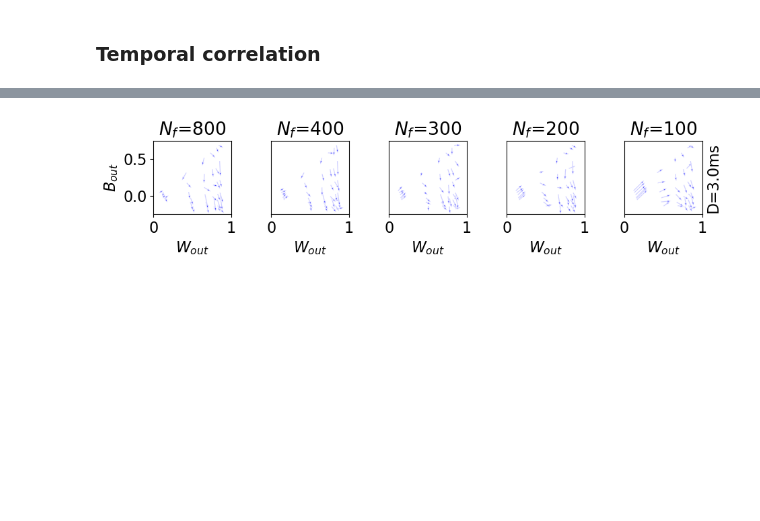
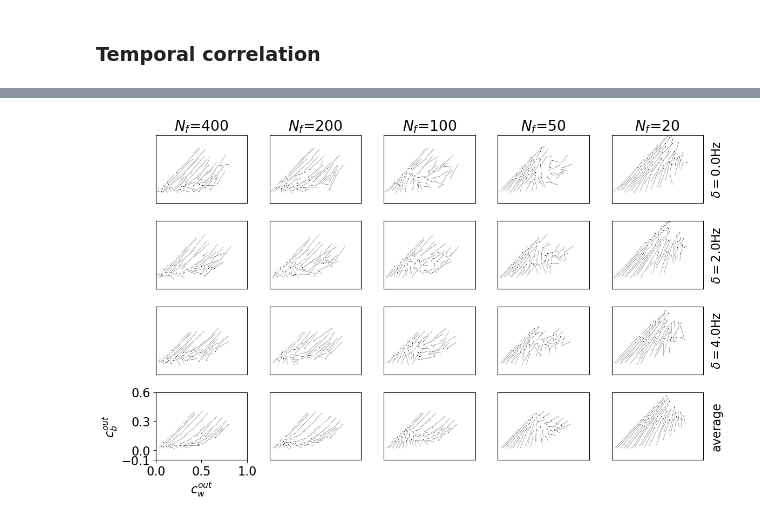
Before and after one commit to weirdoglh/FSInet, a Jupyter notebook: fig.ipynb, the cells around one changed output, grey strips where cells are left out. Drawn from its saved outputs; the diff is of its cells as text; code cells hidden in the pictures; blank space fills up the shorter version.

```diff
--- a/fig.ipynb
+++ b/fig.ipynb
@@ -211,0 +303,17 @@ stats.to_csv('./exp/cor/stats-D%.1f.csv'%D)
+# %%
+stats = pd.read_csv('./exp/cor/stats-D%.1f.csv'%D)
+
+import ast
+def string_to_np_array(string):
+    return np.array(ast.literal_eval(string))
+stats['Wout'] = stats['Wout'].apply(string_to_np_array)
+stats['Bout'] = stats['Bout'].apply(string_to_np_array)
+
+cors = stats[['Nf', 'Wout', 'Bout']]
+va = 0
+wa, ba = cors.loc[cors['Nf']==va, 'Wout'], cors.loc[cors['Nf']==va, 'Bout']
+wa = np.stack(wa).transpose()
+ba = np.stack(ba).transpose()
+print(wa.shape, ba.shape)
+for i in range(wa.shape[0]):
+    plt.scatter(wa[i], ba[i], marker='o', label=r'$N_{fsi}=0$')
@@ -212,43 +323,64 @@ stats.to_csv('./exp/cor/stats-D%.1f.csv'%D)
 # %%
 # plot font size
-plt.rcParams.update({'font.size': 16})
+# plt.rcParams.update({'font.size': 16})
 
-Nfs = np.array([0, 100, 200, 300, 400, 800])
+Nfsl = [400, 200, 100, 50, 20]
+eps = [0, 4, 8]
 
-fig,axes = plt.subplots(1, len(Nfs)-1, figsize=(10, 2.5), sharex=True)
-# load extracted data
-stats = pd.read_csv('./exp/cor/stats-D%.1f.csv'%D)
-cors = stats[['Nf', 'Wout', 'Bout']]
+fig,axes = plt.subplots(len(eps)+1, len(Nfsl), figsize=(3*(len(Nfsl)-1), 2.5*len(eps)))
 
-va = 0
-wa, ba = cors.loc[cors['Nf']==va, 'Wout'], cors.loc[cors['Nf']==va, 'Bout']
-for j, vb in enumerate(np.flip(Nfs[1:])):
+for j, vb in enumerate(Nfsl):
     wb, bb = cors.loc[cors['Nf']==vb, 'Wout'], cors.loc[cors['Nf']==vb, 'Bout']
-    ax = axes[j]
+    wb = np.stack(wb).transpose()
+    bb = np.stack(bb).transpose()
 
-    # x-axis setting
-    ax.set_title(r'$N_f$=%d'%vb)
-    ax.set_xlabel(r'$W_{out}$')
+    for i, idx in enumerate(eps):
+        ax = axes[i,j]
+        if i == 0:
+            ax.set_title(r'$N_f$=%d'%vb)
 
-    # y-axis setting
+        # axis label
+        if j == len(Nfsl)-1:
+            ax.yaxis.set_label_position("right")
+            ax.yaxis.labelpad = 10
+            ax.yaxis.tick_right()
+            ax.set_yticks([])
+            ax.set_ylabel(r'$\delta=$%.1fHz'%(idx*0.5))
+        else:
+            ax.set_yticks([])
+        ax.set_xticks([])
+
+        # xy range
+        ax.set_xlim(0, 1.0)
+        ax.set_ylim(-0.1, 0.6)
+
+        # plot
+        for x, y, xx, yy in zip(wa[idx], ba[idx], wb[idx], bb[idx]):
+            ax.arrow(x, y, xx-x, yy-y, width=0.01, head_width=0.02, edgecolor='w', facecolor='k', alpha=1.0);
+
+    ax = axes[len(eps), j]
+    for x, y, xx, yy in zip(np.mean(wa,axis=0), np.mean(ba,axis=0), np.mean(wb,axis=0), np.mean(bb,axis=0)):
+        ax.arrow(x, y, xx-x, yy-y, width=0.01, head_width=0.02, edgecolor='w', facecolor='k', alpha=1.0);
+    # xy range
+    ax.set_xlim(0, 1.0)
+    ax.set_ylim(-0.1, 0.6)
     if j == 0:
-        ax.set_ylabel(r'$B_{out}$')
-    elif j <= len(Nfs)-3:
-        ax.set_yticks([])
-    else:
+        ax.set_xlabel(r'$c_w^{out}$')
+        ax.set_ylabel(r'$c_b^{out}$')
+        ax.set_xticks([0, 0.5, 1.0])
+        ax.set_yticks([-0.1, 0., 0.3, 0.6])
+    elif j == len(Nfsl)-1:
         ax.yaxis.set_label_position("right")
+        ax.yaxis.labelpad = 10
         ax.yaxis.tick_right()
         ax.set_yticks([])
-        ax.set_ylabel('D=%.1fms'%D)
+        ax.set_xticks([])
+        ax.set_ylabel('average')
+    elif j > 0:
+        ax.set_yticks([])
+        ax.set_xticks([])
 
-    # xy range
-    ax.set_xlim(0, 1.0)
-    ax.set_ylim(-0.25, 0.75)
-
-    # plot
-    for x, y, xx, yy in zip(wa, ba, wb, bb):
-        ax.arrow(x, y, xx-x, yy-y, width=0.01, edgecolor='w', facecolor='b', alpha=0.75);
 plt.tight_layout()
 plt.savefig('./plot/cor.pdf', bbox_inches='tight')
 # %% [output]
-[figure, old version]
+[figure, new version]
```
Also changed, not shown: parts of 9 cells of this notebook, 12 other files.
